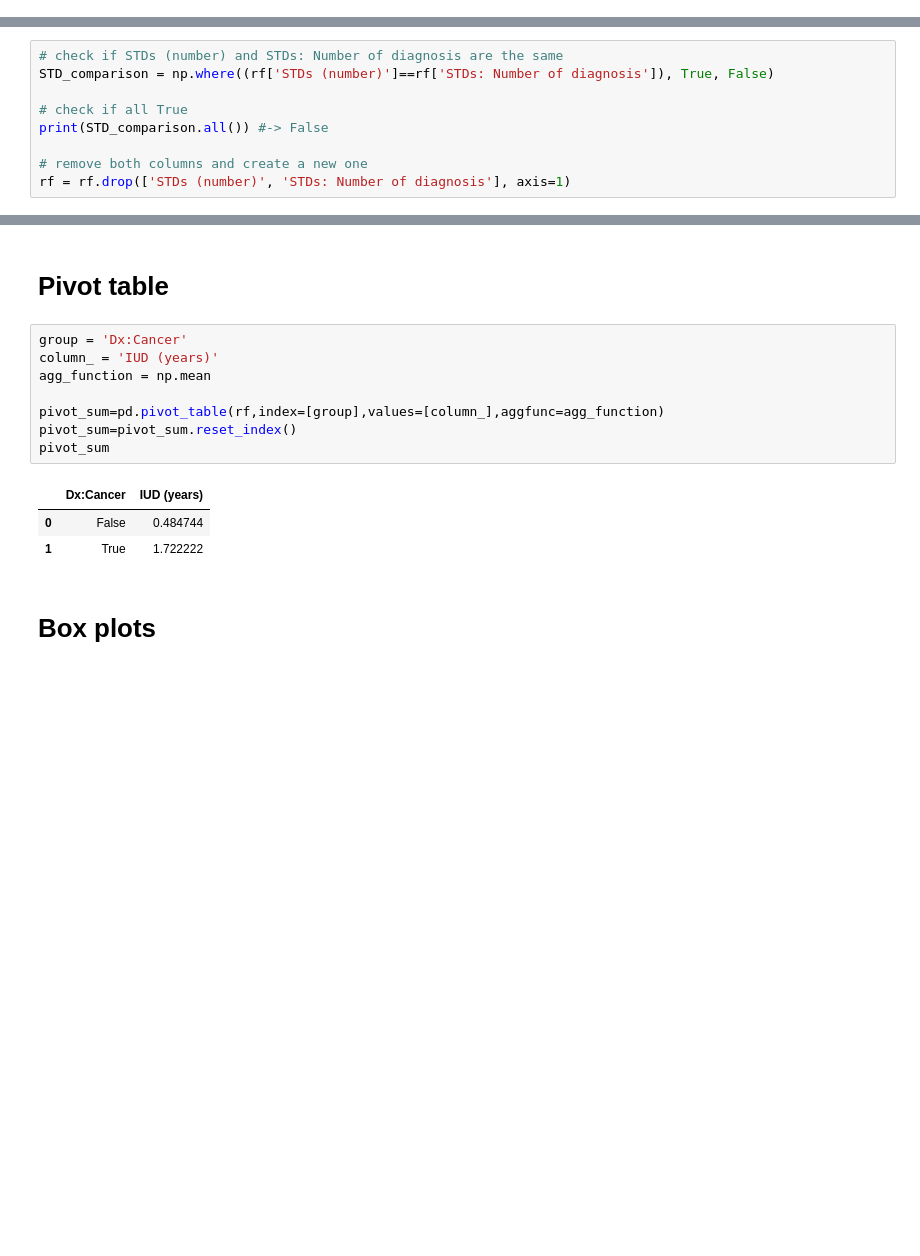
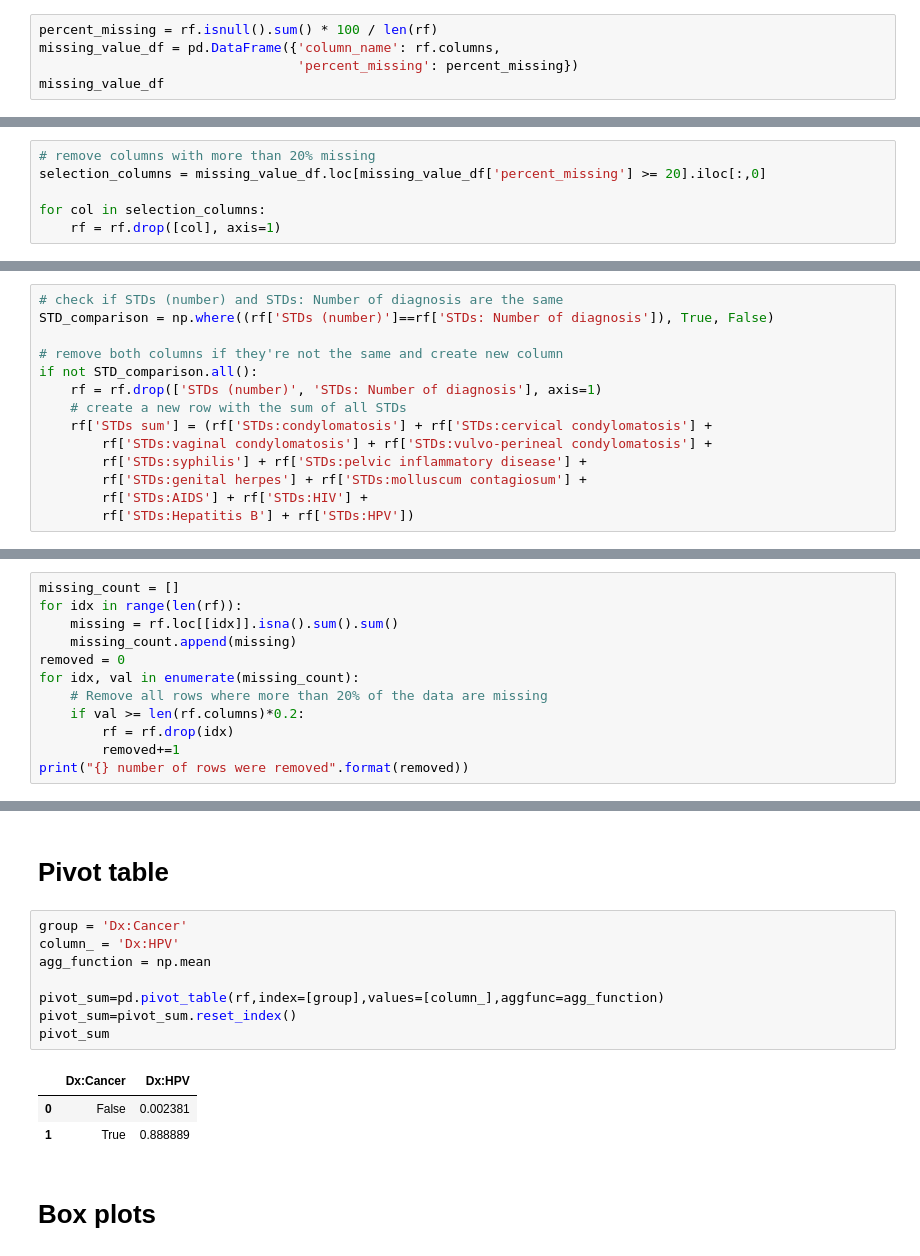
Before and after one commit to claralotta/Data-driven-healthcare, a Jupyter notebook: CervialCancerRisks.ipynb, the cells around one changed output, grey strips where cells are left out. Cells and saved outputs as stored; diff of their text form; blank space fills up the shorter version.

Commit message:
Removes columns and rows with more than 20% missing data

```diff
--- a/CervialCancerRisks.ipynb
+++ b/CervialCancerRisks.ipynb
@@ -92,0 +92,5 @@ dtype: object
+# %%
+percent_missing = rf.isnull().sum() * 100 / len(rf)
+missing_value_df = pd.DataFrame({'column_name': rf.columns,
+                                 'percent_missing': percent_missing})
+missing_value_df
@@ -92,0 +115,6 @@ dtype: object
+# %%
+# remove columns with more than 20% missing
+selection_columns = missing_value_df.loc[missing_value_df['percent_missing'] >= 20].iloc[:,0]
+
+for col in selection_columns:
+    rf = rf.drop([col], axis=1)
@@ -94,8 +124,13 @@ dtype: object
 # check if STDs (number) and STDs: Number of diagnosis are the same
 STD_comparison = np.where((rf['STDs (number)']==rf['STDs: Number of diagnosis']), True, False)
 
-# check if all True
-print(STD_comparison.all()) #-> False
-
-# remove both columns and create a new one
-rf = rf.drop(['STDs (number)', 'STDs: Number of diagnosis'], axis=1)
+# remove both columns if they're not the same and create new column
+if not STD_comparison.all():
+    rf = rf.drop(['STDs (number)', 'STDs: Number of diagnosis'], axis=1)
+    # create a new row with the sum of all STDs
+    rf['STDs sum'] = (rf['STDs:condylomatosis'] + rf['STDs:cervical condylomatosis'] +
+        rf['STDs:vaginal condylomatosis'] + rf['STDs:vulvo-perineal condylomatosis'] +
+        rf['STDs:syphilis'] + rf['STDs:pelvic inflammatory disease'] +
+        rf['STDs:genital herpes'] + rf['STDs:molluscum contagiosum'] +
+        rf['STDs:AIDS'] + rf['STDs:HIV'] +
+        rf['STDs:Hepatitis B'] + rf['STDs:HPV'])
@@ -150,0 +143,12 @@ dtype: object
+# %%
+missing_count = []
+for idx in range(len(rf)):
+    missing = rf.loc[[idx]].isna().sum().sum()
+    missing_count.append(missing)
+removed = 0
+for idx, val in enumerate(missing_count):
+    # Remove all rows where more than 20% of the data are missing
+    if val >= len(rf.columns)*0.2:
+        rf = rf.drop(idx)
+        removed+=1
+print("{} number of rows were removed".format(removed))
@@ -174,16 +188,16 @@ sns.pairplot(rf[['Age','Number of sexual partners','Num of pregnancies','IUD (ye
 # Pivot table
 # %%
 group = 'Dx:Cancer'
-column_ = 'IUD (years)'
+column_ = 'Dx:HPV'
 agg_function = np.mean
 
 pivot_sum=pd.pivot_table(rf,index=[group],values=[column_],aggfunc=agg_function)
 pivot_sum=pivot_sum.reset_index()
 pivot_sum
 # %% [output]
-|  | Dx:Cancer | IUD (years) |
-| 0 | False | 0.484744 |
-| 1 | True | 1.722222 |
+|  | Dx:Cancer | Dx:HPV |
+| 0 | False | 0.002381 |
+| 1 | True | 0.888889 |
 # %% [markdown]
 # Box plots
 # %%
```
Also changed, not shown: parts of 14 cells of this notebook.
